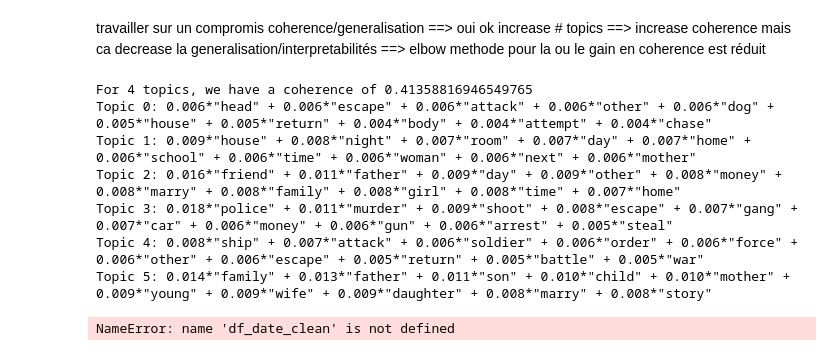
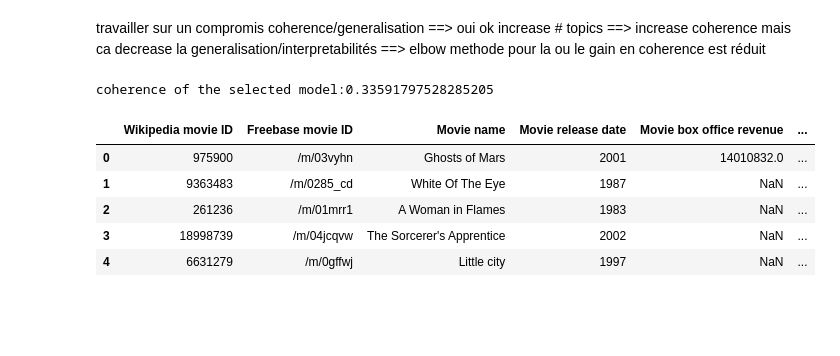
Before and after one commit to epfl-ada/ada-2024-project-4bigbrains, a Jupyter notebook: LDA.ipynb, the cells around one changed output. Cells and saved outputs as stored; diff of their text form; code cells hidden in the pictures; blank space fills up the shorter version.

```diff
--- a/LDA.ipynb
+++ b/LDA.ipynb
@@ -160,25 +162,11 @@ Topic 8: 0.010*"team" + 0.009*"soldier" + 0.008*"war" + 0.006*"group" + 0.006*"o
 travailler sur un compromis coherence/generalisation ==> oui ok increase # topics ==> increase coherence mais ca decrease la generalisation/interpretabilités ==> elbow methode pour la ou le gain en coherence est réduit
 # %%
 ## Of course coherence increases with the number of topics because they are more and more precises, however this highly decreases the interpretability of our analysis. Therefore we choose 4 topics as a compromise between the coherence and the interpetrability of our system.
-lda_4 = LdaMulticore(
+selected_model = LdaMulticore(
     corpus=corpus,
-    num_topics=6,
+    num_topics=4,
     id2word=dictionary,
     passes=10,
     workers=4,
     random_state=42,
     )
-coherencemodel = CoherenceModel(
-model=lda_4, texts=tokenized_documents, dictionary=dictionary, coherence='c_v'
-)
-print("For 4 topics, we have a coherence of {}".format(coherencemodel.get_coherence()))
-for idx, topic in lda_4.print_topics(-1):
-    print(f"Topic {idx}: {topic}")
-# %% [output]
-For 4 topics, we have a coherence of 0.41358816946549765
-Topic 0: 0.006*"head" + 0.006*"escape" + 0.006*"attack" + 0.006*"other" + 0.006*"dog" + 0.005*"house" + 0.005*"return" + 0.004*"body" + 0.004*"attempt" + 0.004*"chase"
-Topic 1: 0.009*"house" + 0.008*"night" + 0.007*"room" + 0.007*"day" + 0.007*"home" + 0.006*"school" + 0.006*"time" + 0.006*"woman" + 0.006*"next" + 0.006*"mother"
-Topic 2: 0.016*"friend" + 0.011*"father" + 0.009*"day" + 0.009*"other" + 0.008*"money" + 0.008*"marry" + 0.008*"family" + 0.008*"girl" + 0.008*"time" + 0.007*"home"
-Topic 3: 0.018*"police" + 0.011*"murder" + 0.009*"shoot" + 0.008*"escape" + 0.007*"gang" + 0.007*"car" + 0.006*"money" + 0.006*"gun" + 0.006*"arrest" + 0.005*"steal"
-Topic 4: 0.008*"ship" + 0.007*"attack" + 0.006*"soldier" + 0.006*"order" + 0.006*"force" + 0.006*"other" + 0.006*"escape" + 0.005*"return" + 0.005*"battle" + 0.005*"war"
-Topic 5: 0.014*"family" + 0.013*"father" + 0.011*"son" + 0.010*"child" + 0.010*"mother" + 0.009*"young" + 0.009*"wife" + 0.009*"daughter" + 0.008*"marry" + 0.008*"story"
@@ -194,25 +173,39 @@ doc_topic_dist = lda.transform(doc_term_matrix)
+# %%
+coherencemodel = CoherenceModel(
+model=selected_model, texts=tokenized_documents, dictionary=dictionary, coherence='c_v'
+)
+print("coherence of the selected model:{}".format(coherencemodel.get_coherence()))
+# %% [output]
+coherence of the selected model:0.33591797528285205
 # %%
 top_themes_per_document = []
-for i, doc in enumerate(doc_topic_dist):
-    top_indices = doc.argsort()[-3:][::-1] # Indices of the top 3 values in the array doc, sorted in descending order.
-    top_proportions = doc[top_indices]
+for i, doc in enumerate(corpus):
+    doc_topics = selected_model.get_document_topics(doc, minimum_probability=0)
+    sorted_doc_topics = sorted(doc_topics, key=lambda x: x[1], reverse=True)
+
+    top_indices = [topic_id for topic_id, _ in sorted_doc_topics[:3]]
+    top_proportions = [proportion for _, proportion in sorted_doc_topics[:3]]
 
     top_themes_per_document.append({
         "Wikipedia movie ID": ids[i],
         "Theme 1": top_indices[0],
         "Prop Theme 1": top_proportions[0],
         "Theme 2": top_indices[1],
         "Prop Theme 2": top_proportions[1],
         "Theme 3": top_indices[2],
         "Prop Theme 3": top_proportions[2]
     })
 
 df_top_themes = pd.DataFrame(top_themes_per_document)
 
-
 df_date_clean['Wikipedia movie ID'] = df_date_clean['Wikipedia movie ID'].astype(str)
 df_top_themes['Wikipedia movie ID'] = df_top_themes['Wikipedia movie ID'].astype(str)
 merged_df = pd.merge(df_date_clean, df_top_themes, on='Wikipedia movie ID', how='inner')
 merged_df.head()
 # %% [output]
-NameError: name 'df_date_clean' is not defined
+|  | Wikipedia movie ID | Freebase movie ID | Movie name | Movie release date | Movie box office revenue | ... |
+| 0 | 975900 | /m/03vyhn | Ghosts of Mars | 2001 | 14010832.0 | ... |
+| 1 | 9363483 | /m/0285_cd | White Of The Eye | 1987 | NaN | ... |
+| 2 | 261236 | /m/01mrr1 | A Woman in Flames | 1983 | NaN | ... |
+| 3 | 18998739 | /m/04jcqvw | The Sorcerer's Apprentice | 2002 | NaN | ... |
+| 4 | 6631279 | /m/0gffwj | Little city | 1997 | NaN | ... |
```
Also changed, not shown: parts of 10 cells of this notebook.
